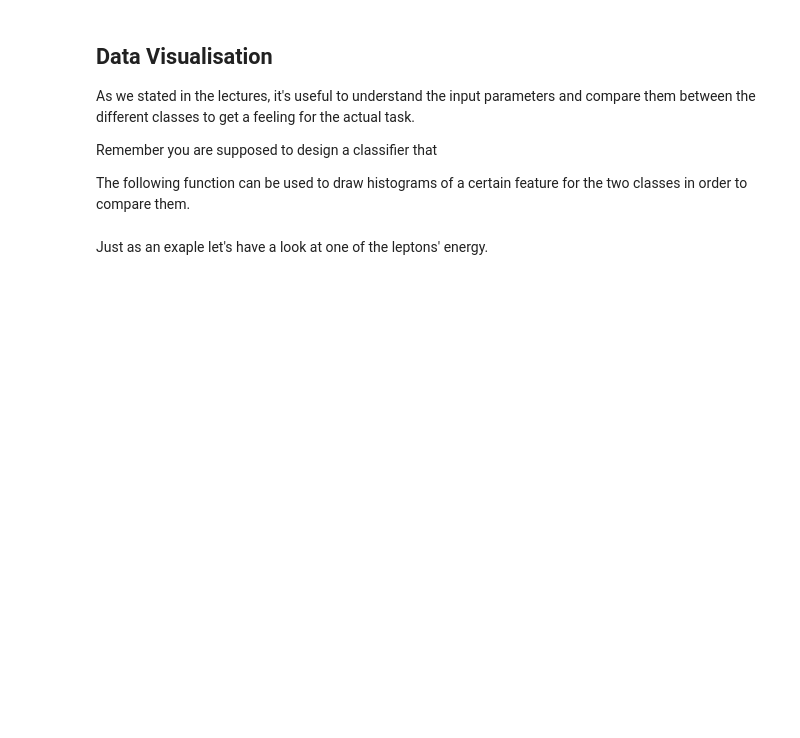
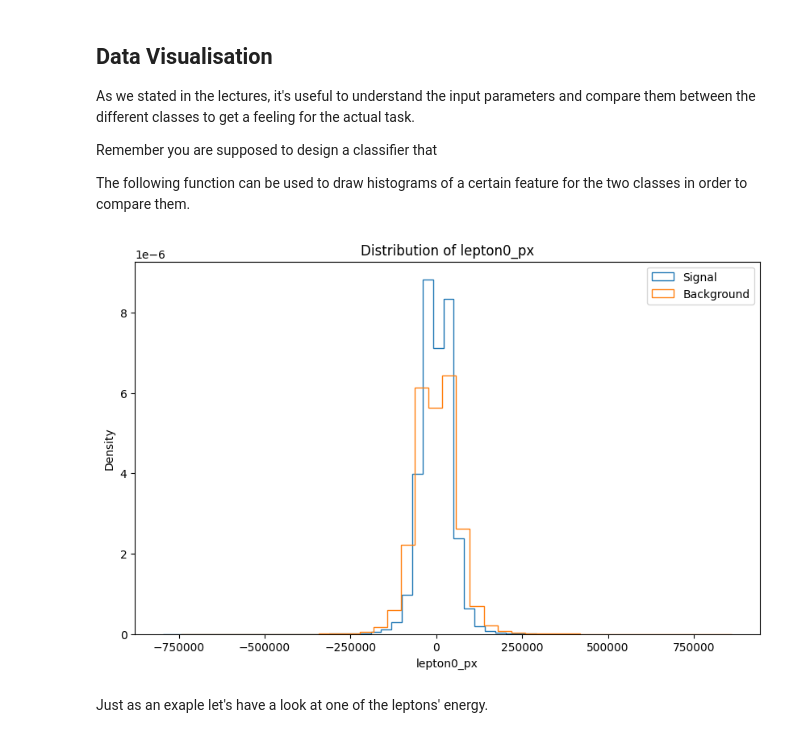
Before and after one commit to dnwerner/NIC_group_project, a Jupyter notebook: Exercises/DNN4HEP_exercise.ipynb, the cells around one changed output. Cells and saved outputs as stored; diff of their text form; code cells hidden in the pictures; blank space fills up the shorter version.

```diff
--- a/Exercises/DNN4HEP_exercise.ipynb
+++ b/Exercises/DNN4HEP_exercise.ipynb
@@ -55,14 +55,18 @@ The following function can be used to draw histograms of a certain feature for t
 # %%
 import matplotlib.pyplot as plt
 def compare_distributions(signal_data, background_data, variable_name):
     plt.figure(figsize=(10, 6),dpi=100)
     plt.hist(signal_data[variable_name], bins=40,  histtype='step', label='Signal', density=True)
     plt.hist(background_data[variable_name], bins=40, histtype='step', label='Background', density=True)
     plt.xlabel(variable_name)
     plt.ylabel('Density')
     plt.title(f'Distribution of {variable_name}')
     plt.legend()
     plt.show()
+
+compare_distributions(df_signal, df_background, 'lepton0_px')
+# %% [output]
+[figure, added]
 # %% [markdown]
 Just as an exaple let's have a look at one of the leptons' energy.
 # %%
```
Also changed, not shown: parts of 7 cells of this notebook.
